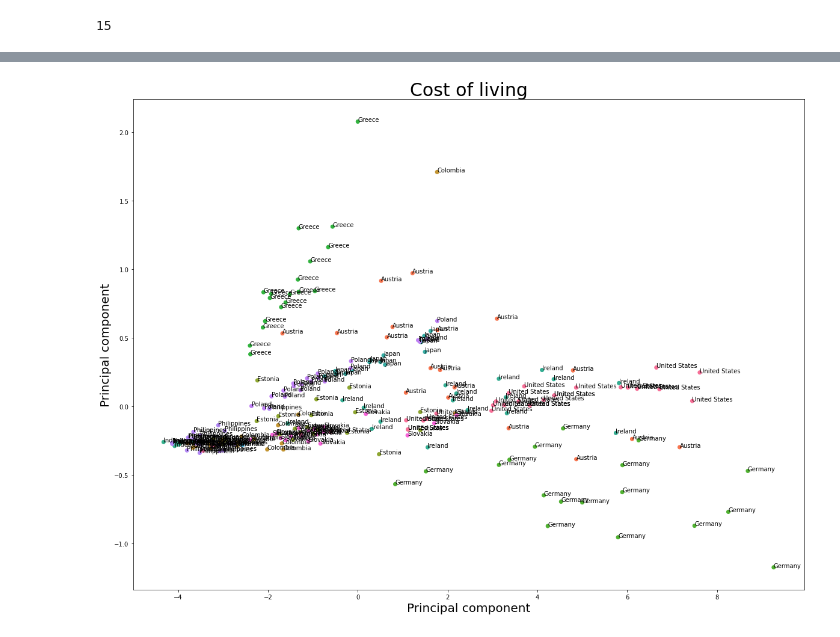
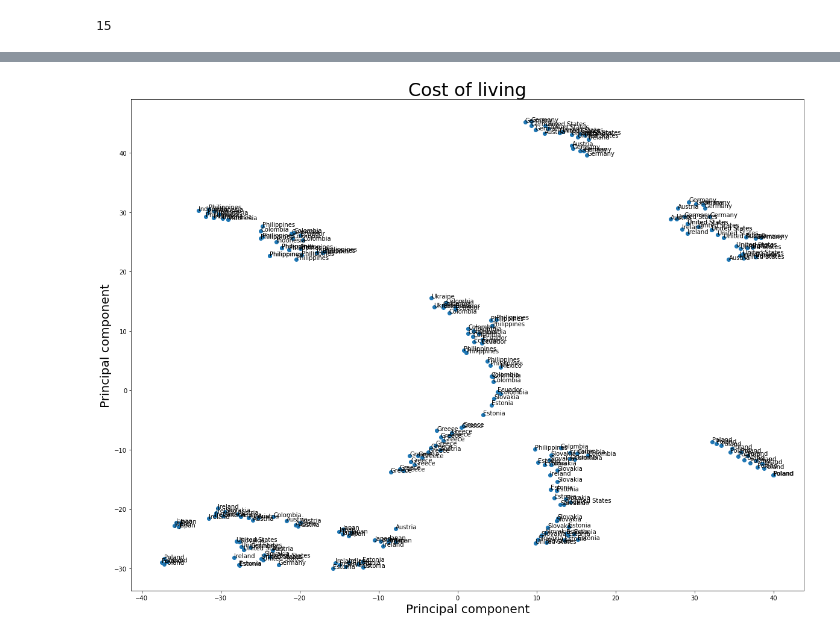
Before and after one commit to Vergenter/familyWealth, a Jupyter notebook: PCA.ipynb, the cells around one changed output, grey strips where cells are left out. Drawn from its saved outputs; the diff is of its cells as text; code cells hidden in the pictures.

Commit message:
add more tsne analysis

```diff
--- a/PCA.ipynb
+++ b/PCA.ipynb
@@ -43,7 +43,7 @@ for i, txt in enumerate(y):
 # %%
 from sklearn.manifold import TSNE
 fig, ax = plt.subplots(figsize=(20,15))
-tsne = TSNE(n_components=2,perplexity=10)
+tsne = TSNE(n_components=2,perplexity=7,random_state=42)
 result_x = tsne.fit_transform(x)
 ax.scatter(result_x[:,0],result_x[:,1])
 plt.title("Cost of living",fontsize=30)
@@ -209,17 +259,13 @@ x = StandardScaler().fit_transform(x)
 # %%
-import numpy as np
-from sklearn.decomposition import PCA
-pca = PCA(n_components=2)
-result_x = pca.fit_transform(x)
-
-import matplotlib.pyplot as plt
+from sklearn.manifold import TSNE
 fig, ax = plt.subplots(figsize=(20,15))
-color_map =getColorMap(y)
-ax.scatter(result_x[:,0],result_x[:,1],c=[color_map[country] for country in y[:,0]])
+tsne = TSNE(n_components=2,perplexity=9,random_state=42)
+result_x = tsne.fit_transform(x)
+ax.scatter(result_x[:,0],result_x[:,1])
 plt.title("Cost of living",fontsize=30)
 plt.ylabel('Principal component',fontsize=20)
 plt.xlabel('Principal component',fontsize=20)
-for i, txt in enumerate(y[:,0]):
-    ax.annotate(txt, (result_x[i,0], result_x[i,1]))
+for j, txt in enumerate(y):
+    ax.annotate(txt[0], (result_x[j,0], result_x[j,1]))
 # %% [output]
-[figure, old version]
+[figure, new version]
```
Also changed, not shown: parts of 7 cells of this notebook.
